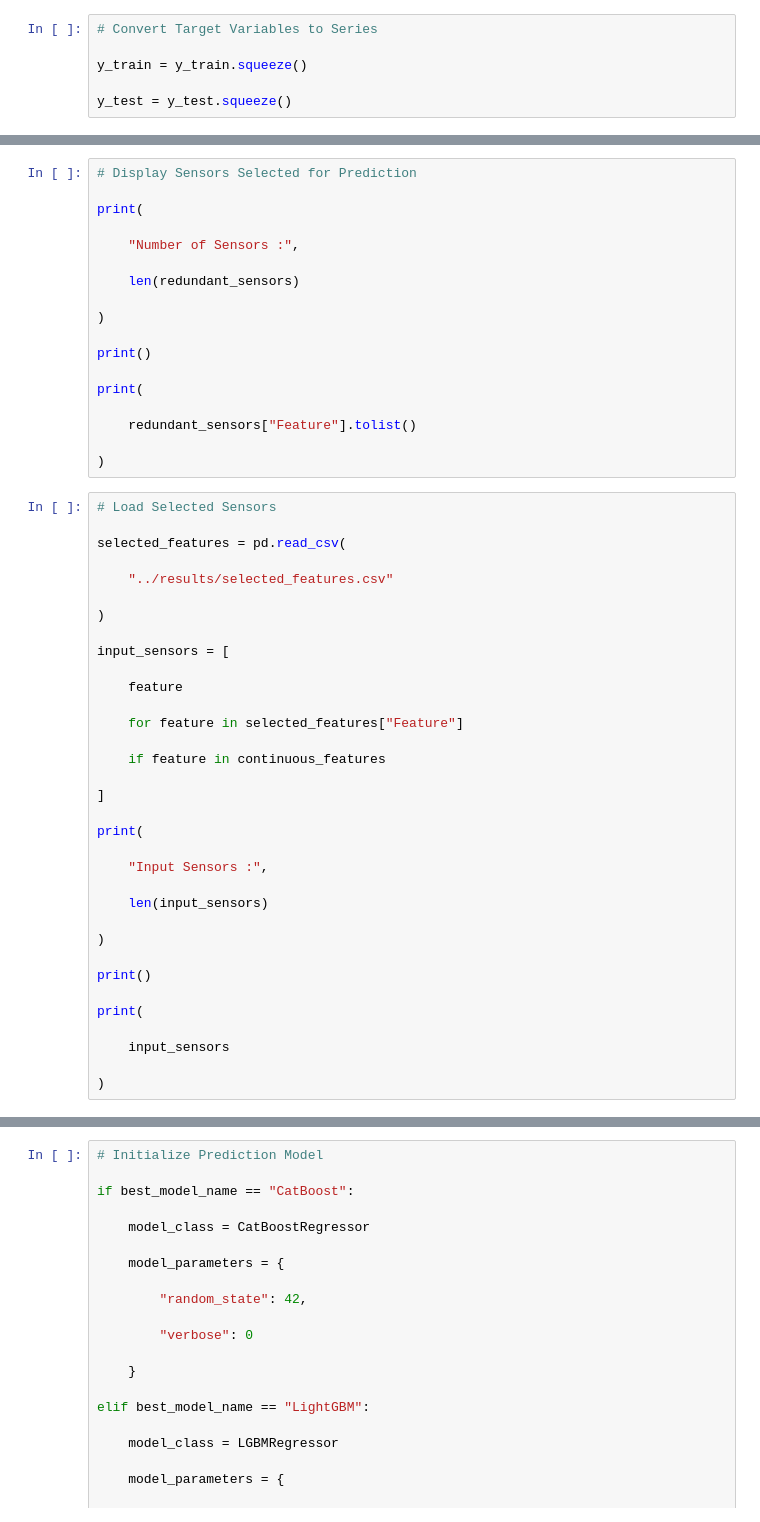
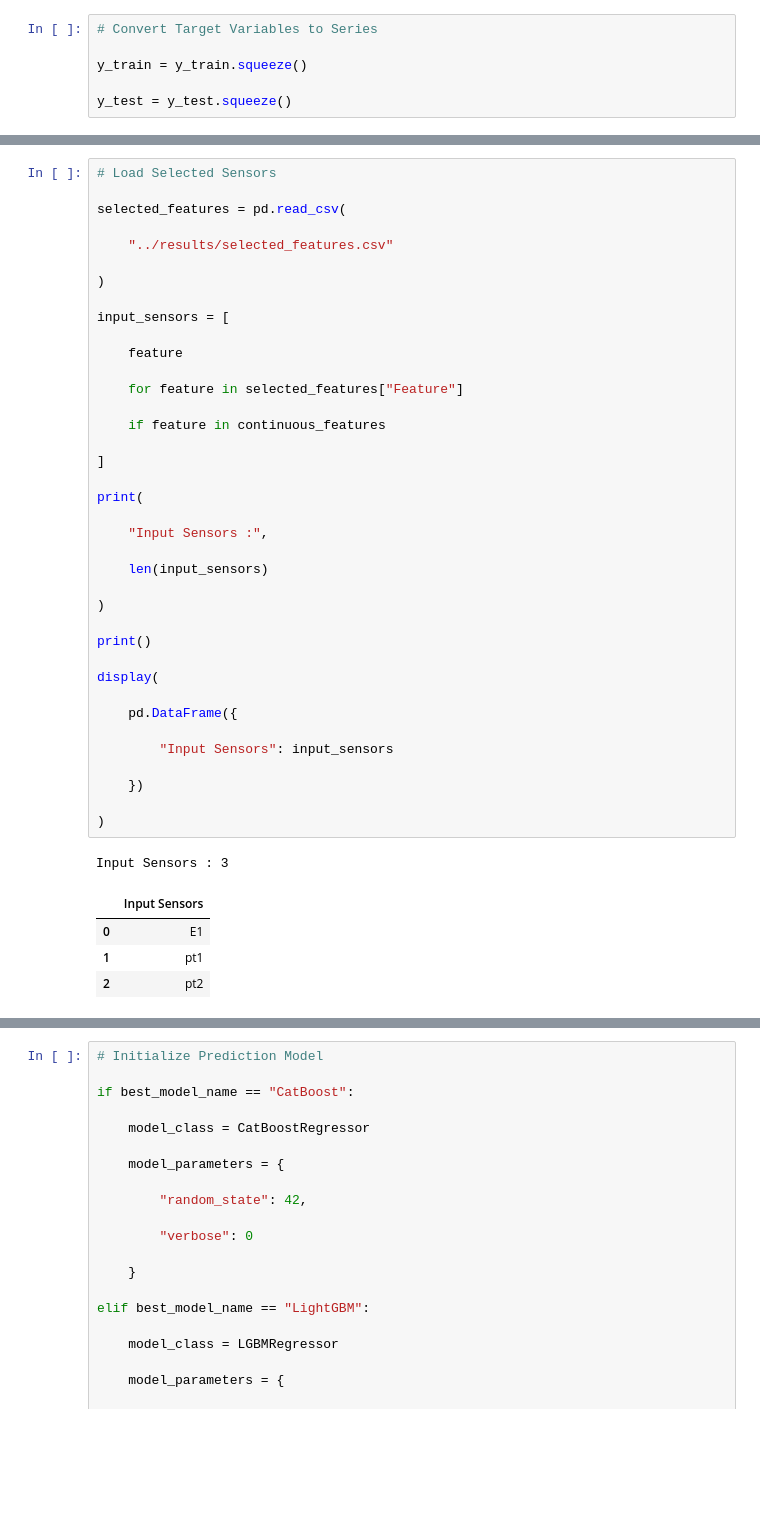
Before and after one commit to IvySingh-1/CERN-dielectron-ML-sensor-optimization, a Jupyter notebook: notebooks/04_Redundant_Sensor_Prediction.ipynb, the cells around one changed output, grey strips where cells are left out. Drawn from its saved outputs; the diff is of its cells as text; blank space fills up the shorter version.

```diff
--- a/notebooks/04_Redundant_Sensor_Prediction.ipynb
+++ b/notebooks/04_Redundant_Sensor_Prediction.ipynb
@@ -259,52 +289,44 @@ display(redundant_sensors)
-# %%
-# Display Sensors Selected for Prediction
-
-print(
-
-    "Number of Sensors :",
-
-    len(redundant_sensors)
-
-)
-
-print()
-
-print(
-
-    redundant_sensors["Feature"].tolist()
-
-)
 # %%
 # Load Selected Sensors
 
 selected_features = pd.read_csv(
 
     "../results/selected_features.csv"
 
 )
 
 input_sensors = [
 
     feature
 
     for feature in selected_features["Feature"]
 
     if feature in continuous_features
 
 ]
 
 print(
 
     "Input Sensors :",
 
     len(input_sensors)
 
 )
 
 print()
 
-print(
+display(
 
-    input_sensors
+    pd.DataFrame({
+
+        "Input Sensors": input_sensors
+
+    })
 
 )
+# %% [output]
+Input Sensors : 3
+|  | Input Sensors |
+| 0 | E1 |
+| 1 | pt1 |
+| 2 | pt2 |
```
Also changed, not shown: parts of 16 cells of this notebook, 6 other files.
